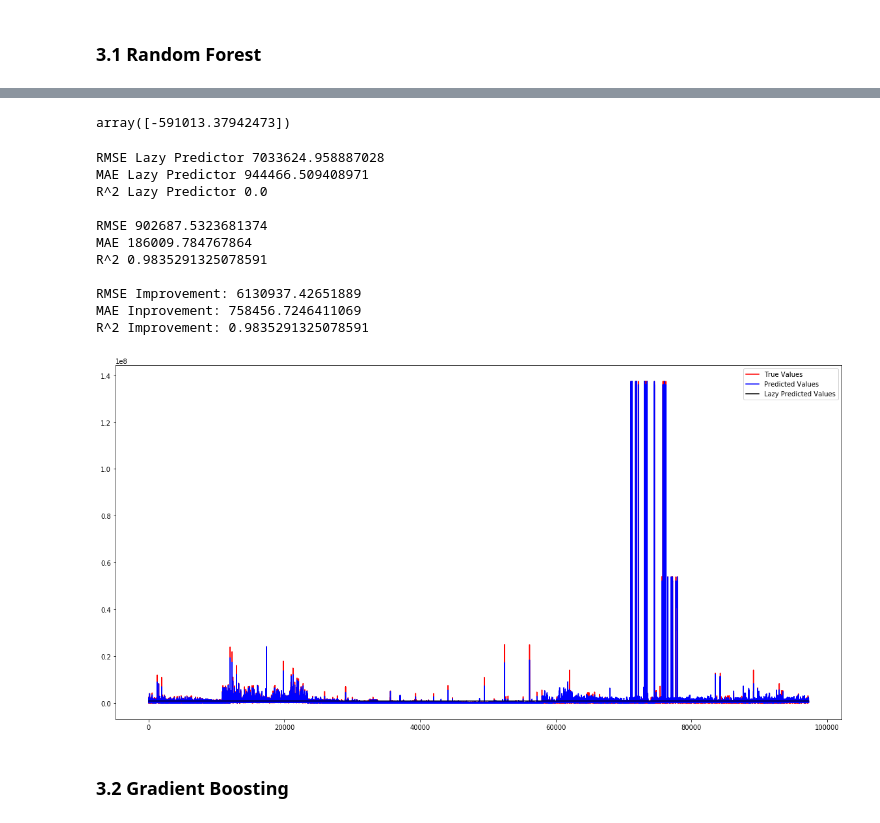
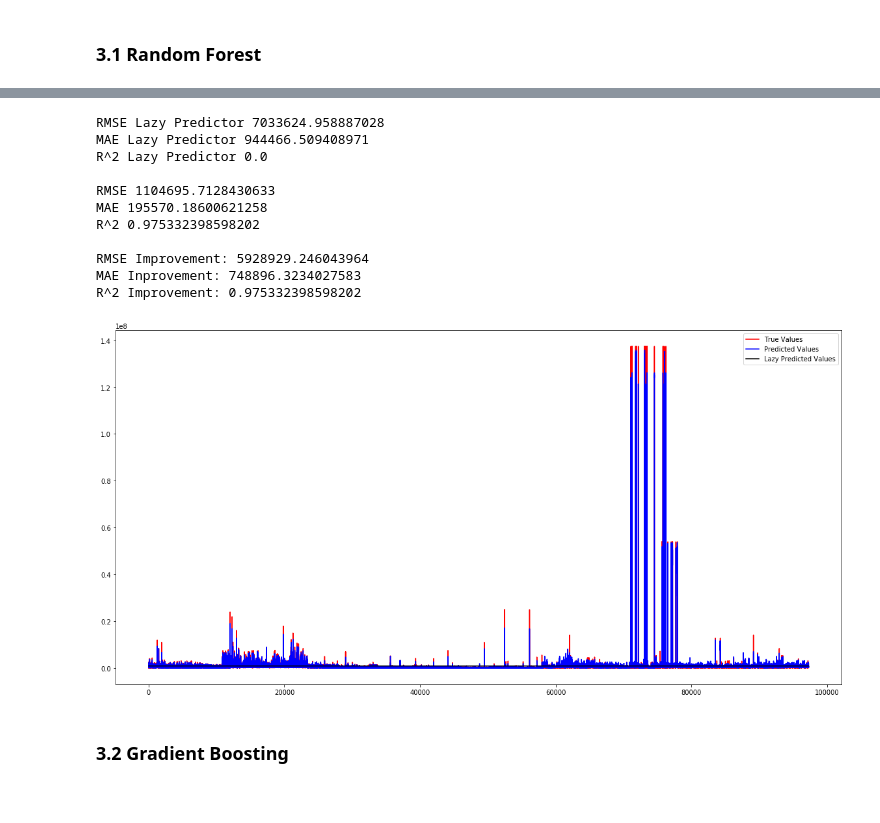
Before and after one commit to chriswegmann/dsr, a Jupyter notebook: day_18_challenge_grid_search.ipynb, the cells around one changed output, grey strips where cells are left out. Saved outputs shown, nothing was run; the diff lists cells and outputs as text; code cells hidden in the pictures.

```diff
--- a/day_18_challenge_grid_search.ipynb
+++ b/day_18_challenge_grid_search.ipynb
@@ -98,14 +100,10 @@ n_estimators = [100]                       # number of trees in random forest
 max_features = [20]                                 # number of features to consider at every split
 max_depth = [30] # maximum number of levels in tree
 
-grid_rf = {'randomforestregressor__n_estimators': n_estimators,
+grid_rf_fast = {'randomforestregressor__n_estimators': n_estimators,
            'randomforestregressor__max_features': max_features,
            'randomforestregressor__max_depth': max_depth}
 # %%
-clf = GridSearchCV(pipeline_rf, grid_rf, n_jobs=-1, verbose=True, scoring='neg_mean_absolute_error')
-clf.fit(x_train, y_train)
-
-clf_preds = clf.predict(x_test)
-clf_preds = pd.Series(clf_preds)
-clf_preds = clf_preds.rename("Grid Search Predicted values")
+clf_rf = GridSearchCV(pipeline_rf, grid_rf, n_jobs=-1, verbose=True, scoring='neg_mean_absolute_error')
+clf_rf.fit(x_train, y_train)
 # %% [output]
@@ -115,23 +123,18 @@ Fitting 3 folds for each of 1 candidates, totalling 3 fits
-# %%
-best_params = clf.cv_results_["mean_test_score"]
-best_params[0:10]
-# %% [output]
-array([-591013.37942473])
 # %%
-pred_train = compare_predictions(x_train, y_train, clf, y_train['PRICE'].mean())
+pred_rf_train = compare_predictions(x_train, y_train, clf_rf, y_train['PRICE'].mean())
 # %% [output]
 RMSE Lazy Predictor 7033624.958887028
 MAE Lazy Predictor 944466.509408971
 R^2 Lazy Predictor 0.0
 
-RMSE 902687.5323681374
-MAE 186009.784767864
-R^2 0.9835291325078591
+RMSE 1104695.7128430633
+MAE 195570.18600621258
+R^2 0.975332398598202
 
-RMSE Improvement: 6130937.42651889
-MAE Inprovement: 758456.7246411069
-R^2 Improvement: 0.9835291325078591
+RMSE Improvement: 5928929.246043964
+MAE Inprovement: 748896.3234027583
+R^2 Improvement: 0.975332398598202
-[figure, old version]
+[figure, new version]
 # %% [markdown]
 ### 3.2 Gradient Boosting
 # %%
```
Also changed, not shown: parts of 20 cells of this notebook, 21 other files.
